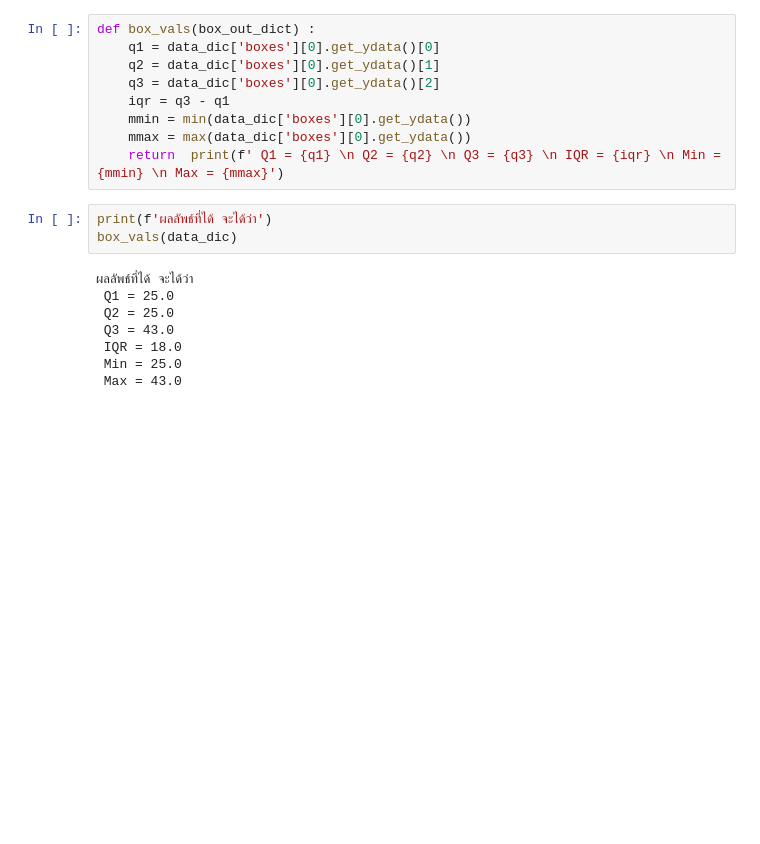
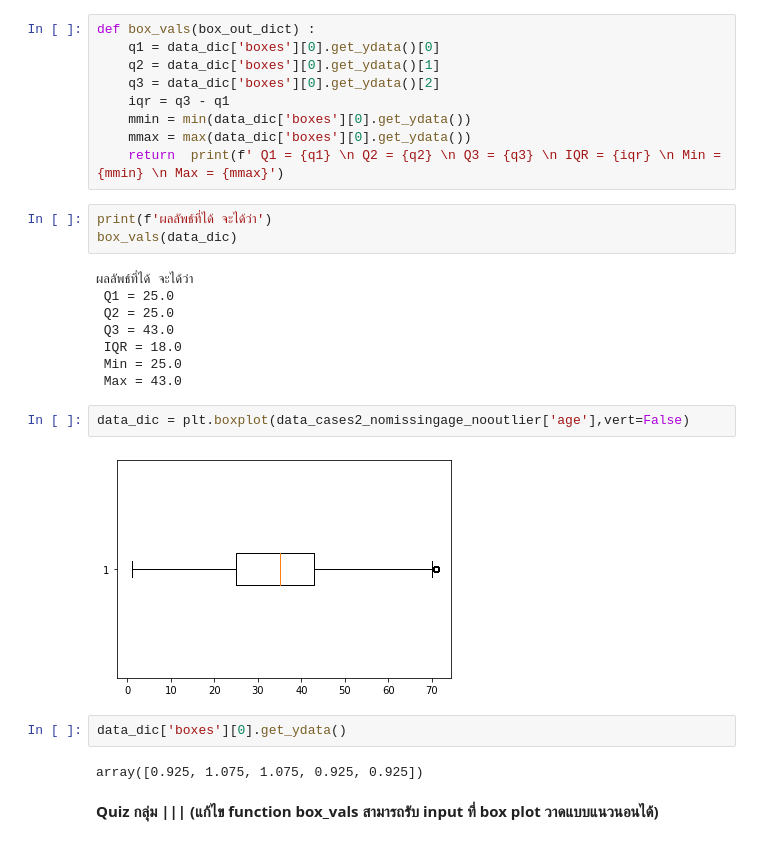
Before and after one commit to kittimaxz/DWDM21, a Jupyter notebook: Data_Preprocessing(Chapter_3).ipynb, the cells around one changed output. Saved outputs shown, nothing was run; the diff lists cells and outputs as text; blank space fills up the shorter version.

Commit message:
Quiz กลุ่ม

```diff
--- a/Data_Preprocessing(Chapter_3).ipynb
+++ b/Data_Preprocessing(Chapter_3).ipynb
@@ -1366,3 +1366,13 @@ box_vals(data_dic)
  IQR = 18.0
  Min = 25.0
  Max = 43.0
+# %%
+data_dic = plt.boxplot(data_cases2_nomissingage_nooutlier['age'],vert=False)
+# %% [output]
+[figure, added]
+# %%
+data_dic['boxes'][0].get_ydata()
+# %% [output]
+array([0.925, 1.075, 1.075, 0.925, 0.925])
+# %% [markdown]
+**Quiz กลุ่ม ||| (แก้ไข function box_vals สามารถรับ input ที่ box plot วาดแบบแนวนอนได้)**
```
Also changed, not shown: parts of 6 cells of this notebook.
